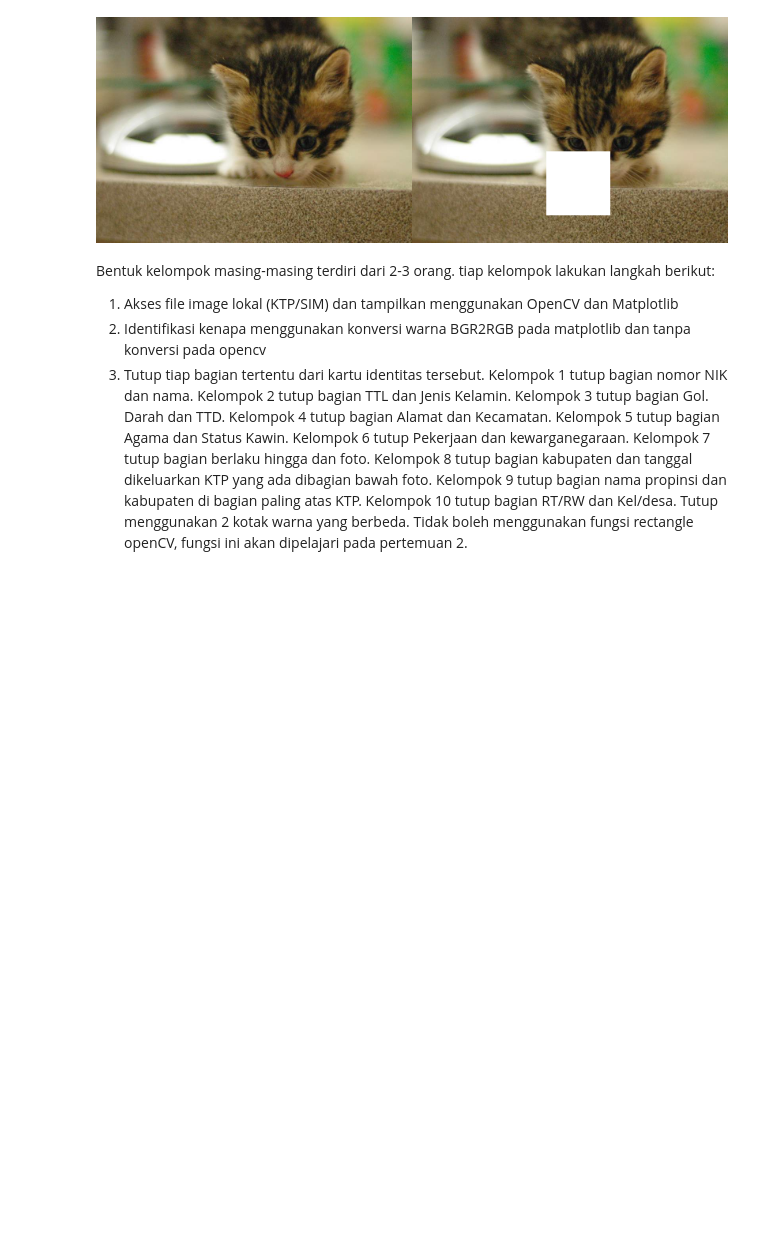
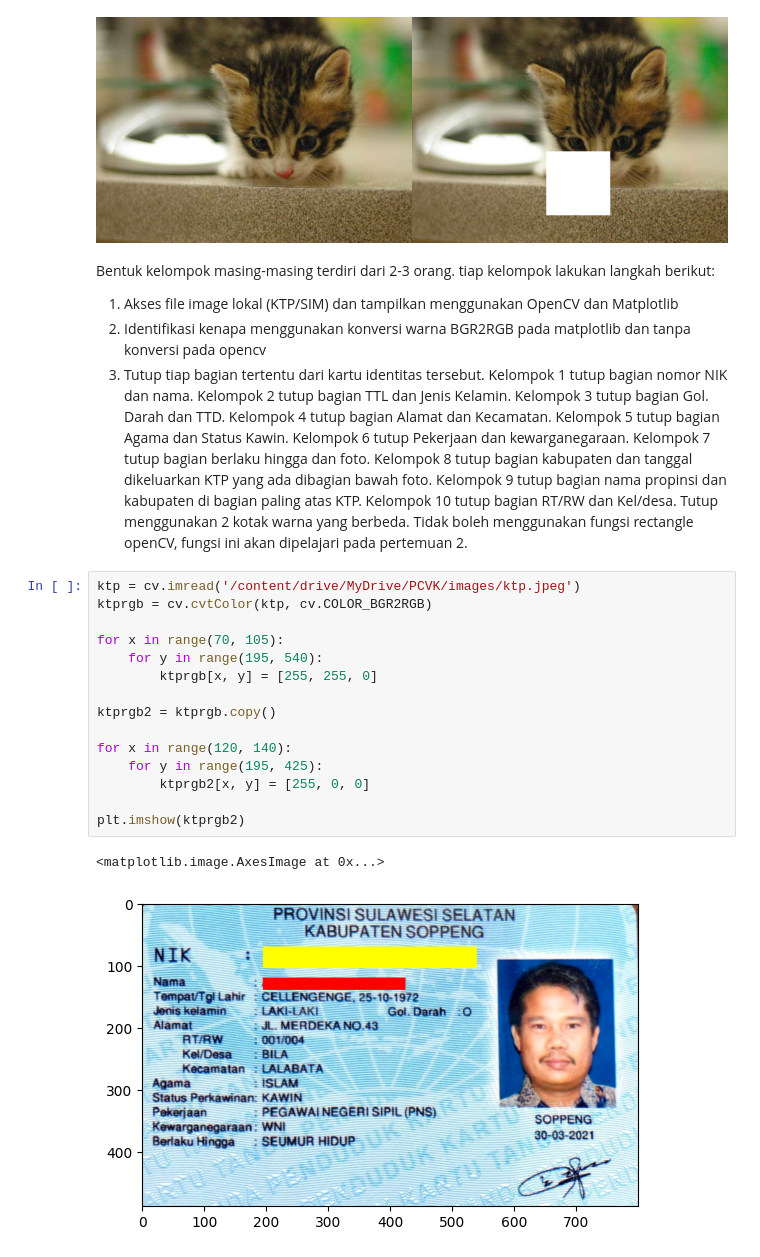
Before and after one commit to MikoFahreza/PCVK_Ganjil_2023, a Jupyter notebook: Week1.ipynb, the cells around one changed output. Drawn from its saved outputs; the diff is of its cells as text; blank space fills up the shorter version.

```diff
--- a/Week1.ipynb
+++ b/Week1.ipynb
@@ -164,3 +187,21 @@ dan tanggal dikeluarkan KTP yang ada dibagian bawah foto. Kelompok 9 tutup bagia
 nama propinsi dan kabupaten di bagian paling atas KTP. Kelompok 10 tutup bagian RT/RW
 dan Kel/desa. Tutup menggunakan 2 kotak warna yang berbeda. Tidak boleh
 menggunakan fungsi rectangle openCV, fungsi ini akan dipelajari pada pertemuan 2.
+# %%
+ktp = cv.imread('/content/drive/MyDrive/PCVK/images/ktp.jpeg')
+ktprgb = cv.cvtColor(ktp, cv.COLOR_BGR2RGB)
+
+for x in range(70, 105):
+    for y in range(195, 540):
+        ktprgb[x, y] = [255, 255, 0]
+
+ktprgb2 = ktprgb.copy()
+
+for x in range(120, 140):
+    for y in range(195, 425):
+        ktprgb2[x, y] = [255, 0, 0]
+
+plt.imshow(ktprgb2)
+# %% [output]
+<matplotlib.image.AxesImage at 0x...>
+[figure, added]
```
Also changed, not shown: parts of 2 cells of this notebook.
